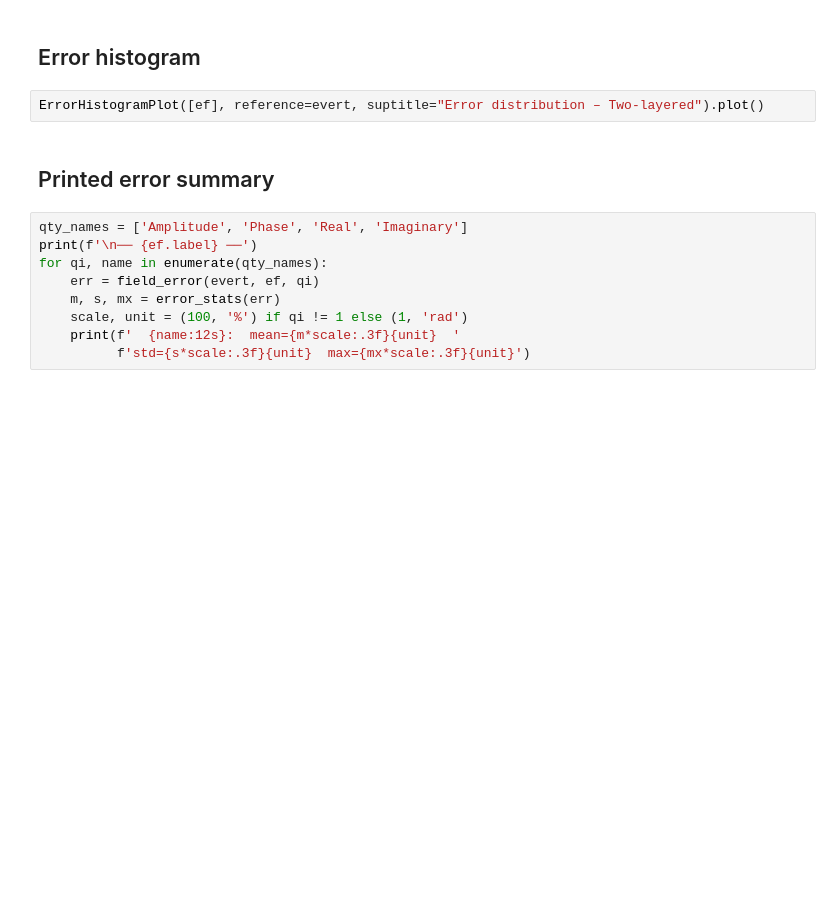
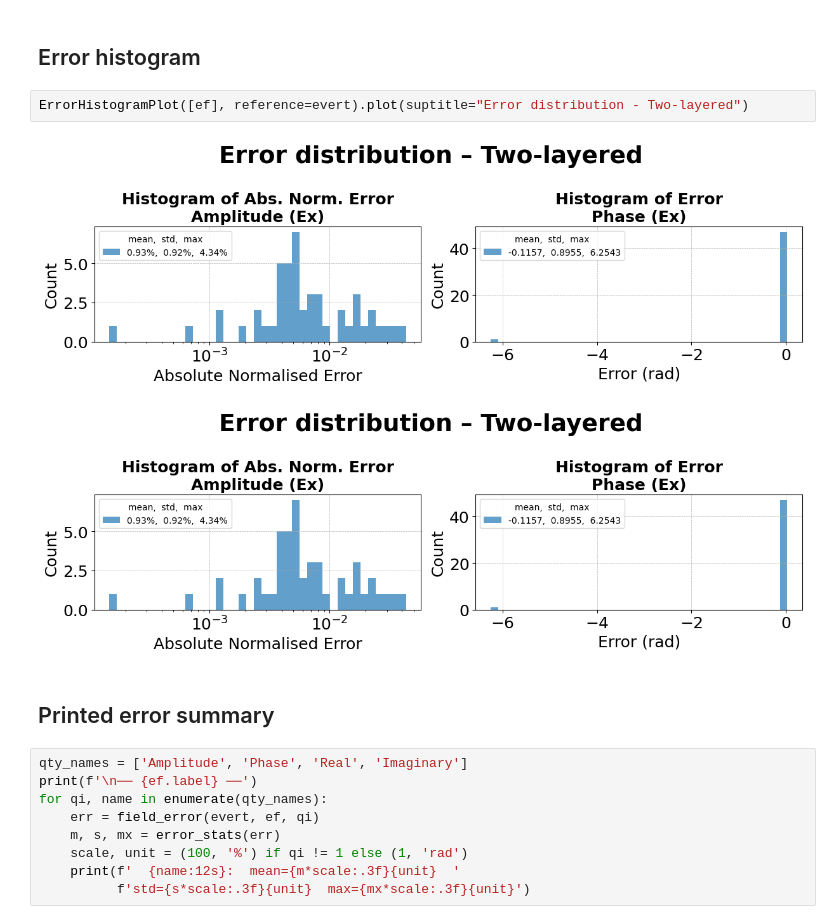
Before and after one commit to emsig/elfe3D_GPR, a Jupyter notebook: examples/03_two_layered_earth/two_layered_earth.ipynb, the cells around one changed output. Drawn from its saved outputs; the diff is of its cells as text; blank space fills up the shorter version.

```diff
--- a/examples/03_two_layered_earth/two_layered_earth.ipynb
+++ b/examples/03_two_layered_earth/two_layered_earth.ipynb
@@ -196,7 +214,10 @@ ReceiverLineCombined(ef, evert, suptitle="Fields and errors – Two-layered").pl
 # %% [markdown]
 ## Error histogram
 # %%
-ErrorHistogramPlot([ef], reference=evert, suptitle="Error distribution – Two-layered").plot()
+ErrorHistogramPlot([ef], reference=evert).plot(suptitle="Error distribution - Two-layered")
+# %% [output]
+[figure, added]
+[figure, added]
 # %% [markdown]
 ## Printed error summary
 # %%
```
Also changed, not shown: parts of 14 cells of this notebook, 44 other files.
